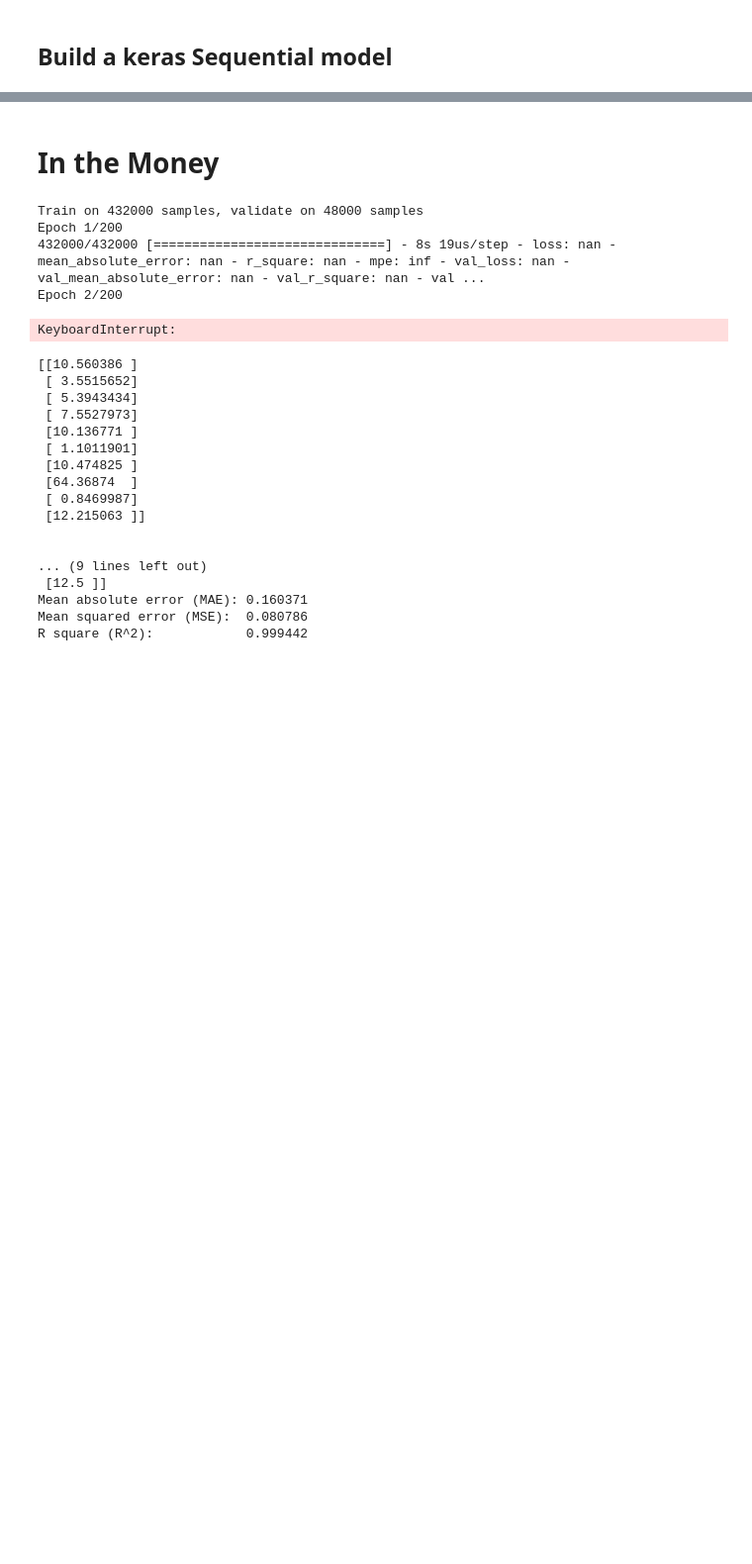
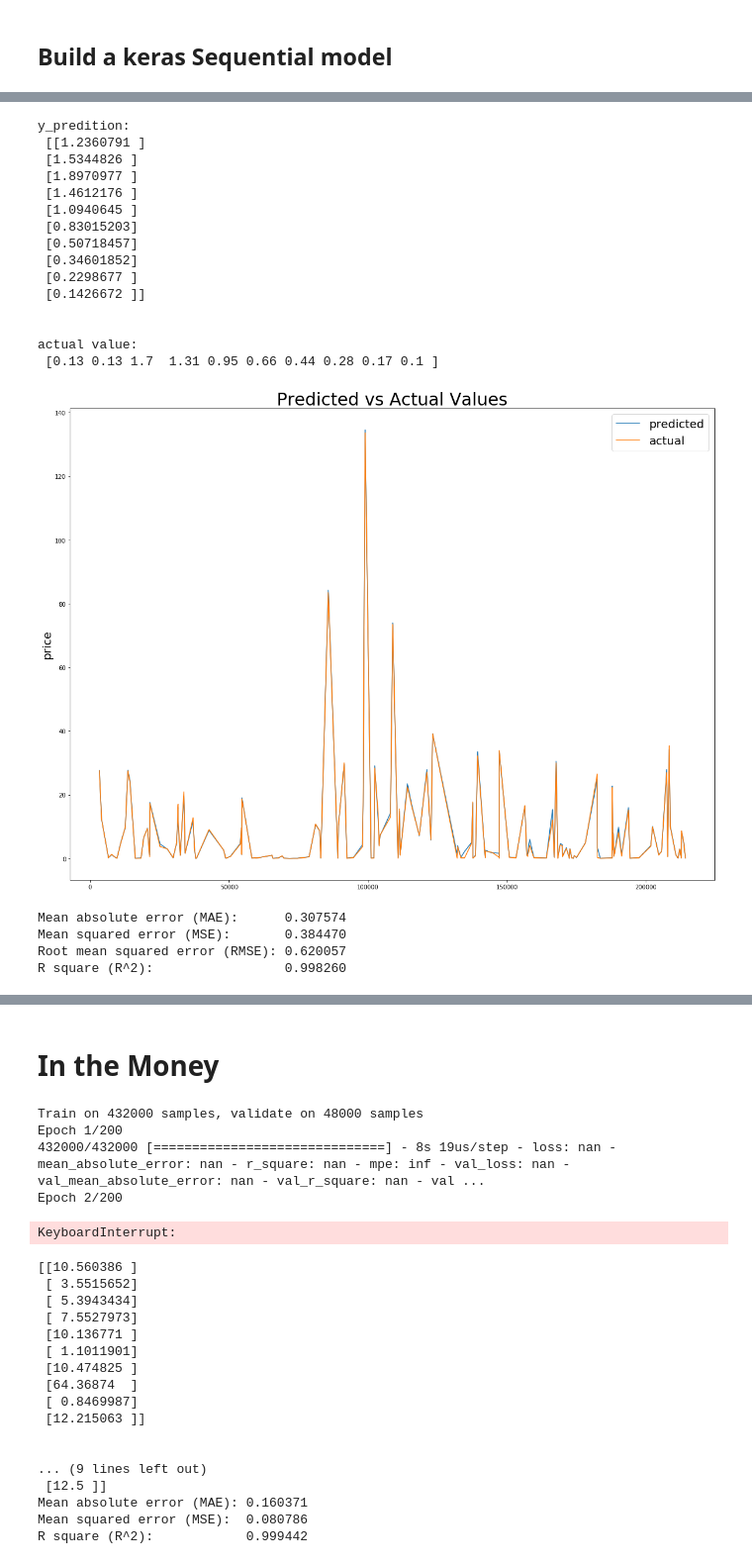
Before and after one commit to BaronMa/Option-Pricing, a Jupyter notebook: Neural Network Model/Moneyness.ipynb, the cells around one changed output, grey strips where cells are left out. Shown at 99% size. Drawn from its saved outputs; the diff is of its cells as text; code cells hidden in the pictures; blank space fills up the shorter version.

```diff
--- a/Neural Network Model/Moneyness.ipynb
+++ b/Neural Network Model/Moneyness.ipynb
@@ -363,0 +393,19 @@ model.save('model4_1_at.h5')
+# %%
+def intrinsic(S, K, C, P):
+    return C*(max(S-K, 0)) + P*(max(K-S, 0))
+# %%
+def load_data():
+    df = pd.read_csv('Options_R_test.csv')
+    df = df.dropna()
+
+    # Calculate the intrinsic value of all the options
+    df['intrinsic'] = df.apply(lambda row: intrinsic(row['underlying_price'], row['strike_price'], row['cp_flag_C'], row['cp_flag_P']), axis = 1)
+
+    df[['strike_price', 'underlying_price', 'maturity', 'impl_volatility', 'realized_vol', 'cp_flag_C', 'cp_flag_P',
+                    'interest_rate', 'intrinsic', 'best_offer']].apply(pd.to_numeric)
+    #sample_df = sample_df.reset_index(drop=True)
+
+    return df
+# %%
+dfat = load_data()
+dfat.head()
@@ -363,0 +419,23 @@ model.save('model4_1_at.h5')
+# %%
+model_pred(dfat, model, 'impl_volatility')
+# %% [output]
+y_predition:
+ [[1.2360791 ]
+ [1.5344826 ]
+ [1.8970977 ]
+ [1.4612176 ]
+ [1.0940645 ]
+ [0.83015203]
+ [0.50718457]
+ [0.34601852]
+ [0.2298677 ]
+ [0.1426672 ]]
+
+
+actual value:
+ [0.13 0.13 1.7  1.31 0.95 0.66 0.44 0.28 0.17 0.1 ]
+[figure, added]
+Mean absolute error (MAE):      0.307574
+Mean squared error (MSE):       0.384470
+Root mean squared error (RMSE): 0.620057
+R square (R^2):                 0.998260
```
Also changed, not shown: parts of 14 cells of this notebook, 2 other files.
